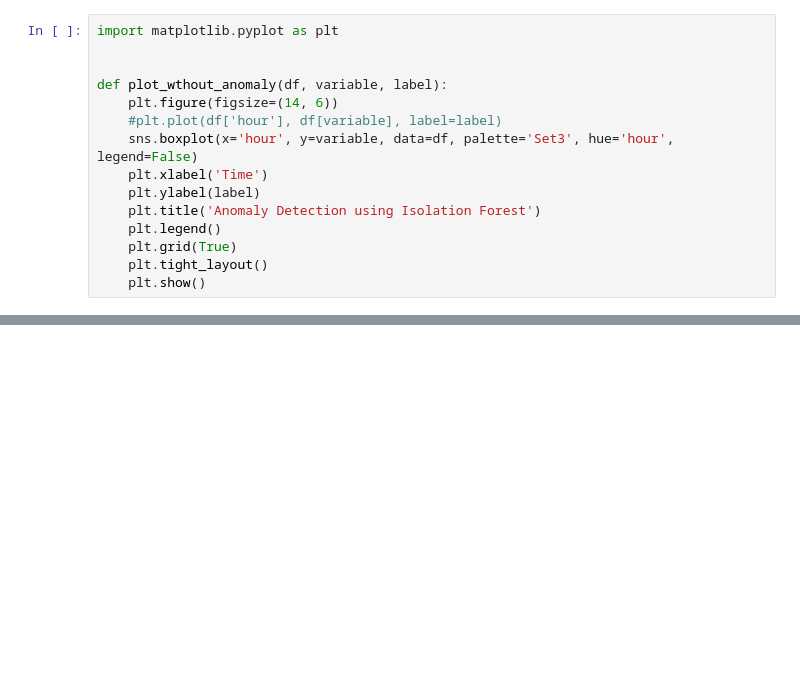
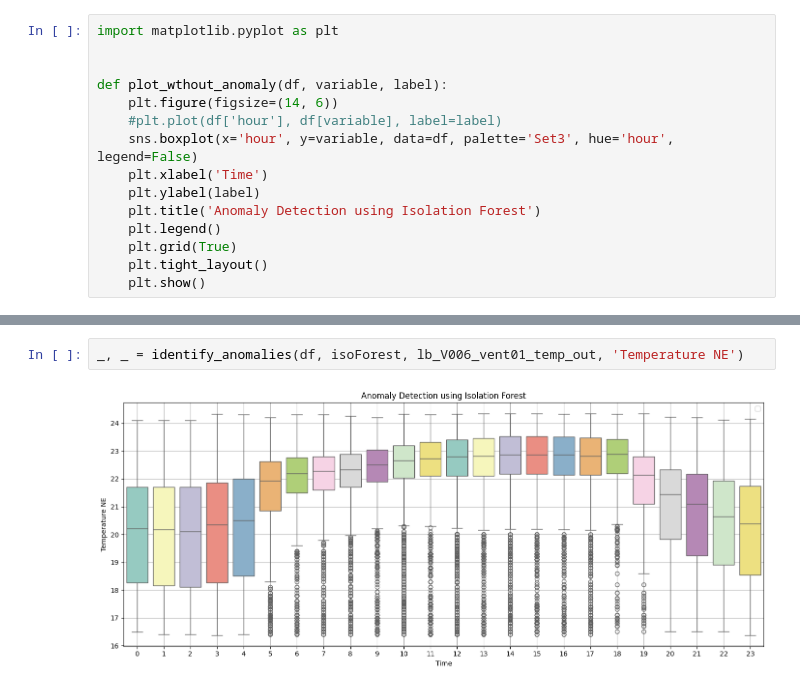
Before and after one commit to Borreguin/WS-USFQ, a Jupyter notebook: Taller3/P1_UML/daniel.ipynb, the cells around one changed output, grey strips where cells are left out. Saved outputs shown, nothing was run; the diff lists cells and outputs as text; blank space fills up the shorter version.

```diff
--- a/Taller3/P1_UML/daniel.ipynb
+++ b/Taller3/P1_UML/daniel.ipynb
@@ -206,0 +215,4 @@ plot_wthout_anomaly(df_wth_anomaly, lb_V005_vent01_CO2, 'CO2 NE')
+# %%
+_, _ = identify_anomalies(df, isoForest, lb_V006_vent01_temp_out, 'Temperature NE')
+# %% [output]
+[figure, added]
```
Also changed, not shown: parts of 10 cells of this notebook.
